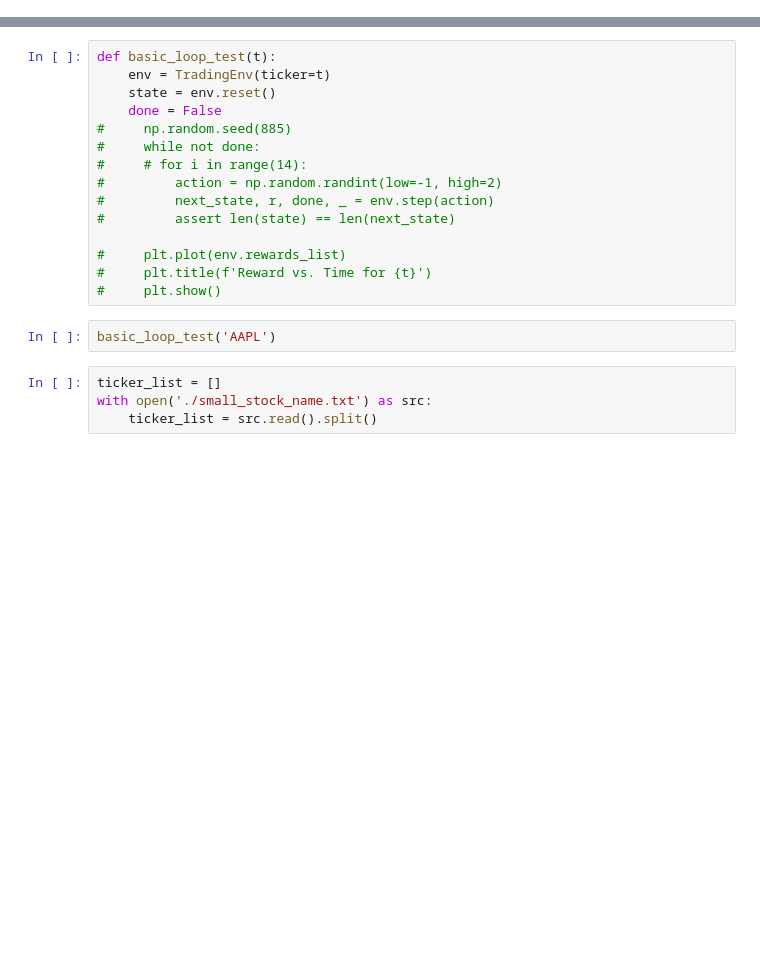
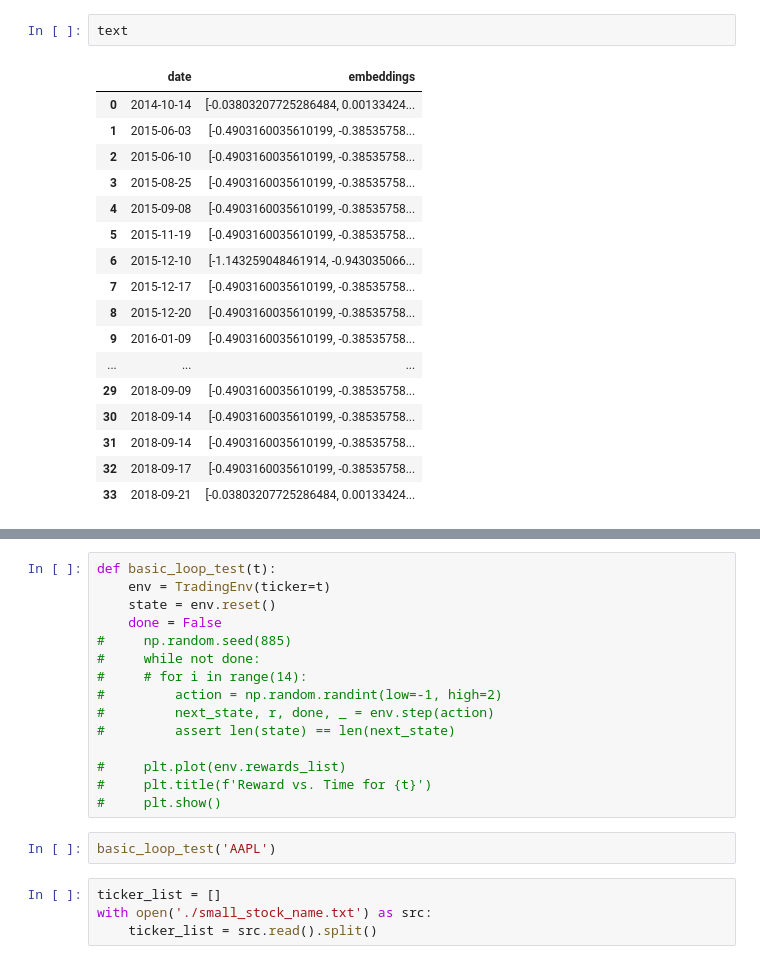
Before and after one commit to AaruranLog/rl-trading, a Jupyter notebook: system.ipynb, the cells around one changed output, grey strips where cells are left out. Drawn from its saved outputs; the diff is of its cells as text; blank space fills up the shorter version.

```diff
--- a/system.ipynb
+++ b/system.ipynb
@@ -192,0 +269,20 @@ e.data
+# %%
+text
+# %% [output]
+|  | date | embeddings |
+| 0 | 2014-10-14 | [-0.03803207725286484, 0.00133424... |
+| 1 | 2015-06-03 | [-0.4903160035610199, -0.38535758... |
+| 2 | 2015-06-10 | [-0.4903160035610199, -0.38535758... |
+| 3 | 2015-08-25 | [-0.4903160035610199, -0.38535758... |
+| 4 | 2015-09-08 | [-0.4903160035610199, -0.38535758... |
+| 5 | 2015-11-19 | [-0.4903160035610199, -0.38535758... |
+| 6 | 2015-12-10 | [-1.143259048461914, -0.943035066... |
+| 7 | 2015-12-17 | [-0.4903160035610199, -0.38535758... |
+| 8 | 2015-12-20 | [-0.4903160035610199, -0.38535758... |
+| 9 | 2016-01-09 | [-0.4903160035610199, -0.38535758... |
+| ... | ... | ... |
+| 29 | 2018-09-09 | [-0.4903160035610199, -0.38535758... |
+| 30 | 2018-09-14 | [-0.4903160035610199, -0.38535758... |
+| 31 | 2018-09-14 | [-0.4903160035610199, -0.38535758... |
+| 32 | 2018-09-17 | [-0.4903160035610199, -0.38535758... |
+| 33 | 2018-09-21 | [-0.03803207725286484, 0.00133424... |
```
Also changed, not shown: parts of 34 cells of this notebook, 4 other files.
